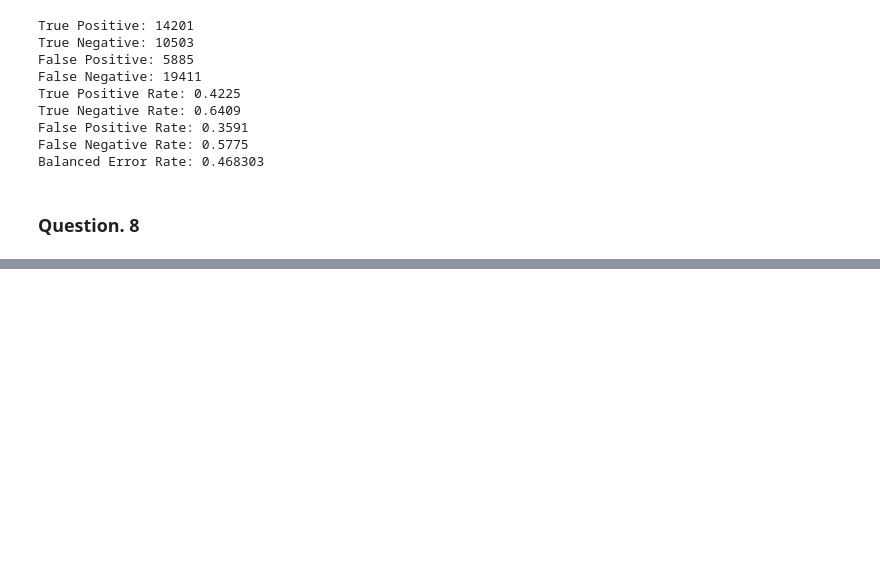
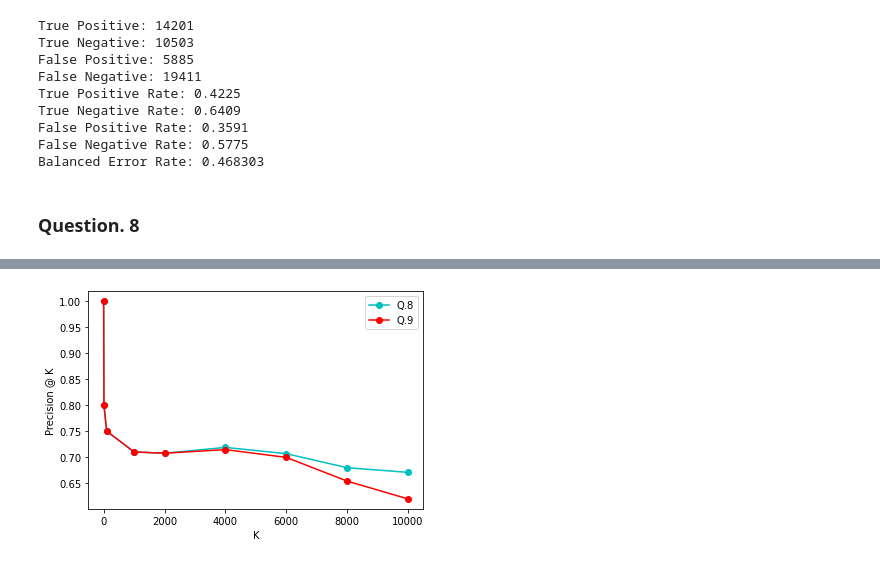
Before and after one commit to fabulousdj/ucsd-cse258, a Jupyter notebook: hw1/Classification.ipynb, the cells around one changed output, grey strips where cells are left out. Saved outputs shown, nothing was run; the diff lists cells and outputs as text; code cells hidden in the pictures; blank space fills up the shorter version.

```diff
--- a/hw1/Classification.ipynb
+++ b/hw1/Classification.ipynb
@@ -158,0 +186,3 @@ No handles with labels found to put in legend.
+# %%
+pred_y = [1 if p[1] > p[0] else 0 for p in prob]
+probSorted2 = list(zip(prob, y, pred_y))
@@ -158,0 +202,2 @@ No handles with labels found to put in legend.
+# %%
+probSorted2.sort(key=lambda t : abs(t[0][1] - 0.5), reverse=True)
@@ -158,0 +217,10 @@ No handles with labels found to put in legend.
+# %%
+p2_at_k = np.array([sum(map(lambda x : 1 if x[1] == x[2] else 0, probSorted2[:k])) / k for k in K])
+plt.plot(K, p_at_k, 'co-', label='Q.8')
+plt.plot(K, p2_at_k, 'ro-', label='Q.9')
+plt.xlabel('K')
+plt.ylabel('Precision @ K')
+plt.legend()
+plt.show()
+# %% [output]
+[figure, added]
```
Also changed, not shown: parts of 12 cells of this notebook, 1 other file.
